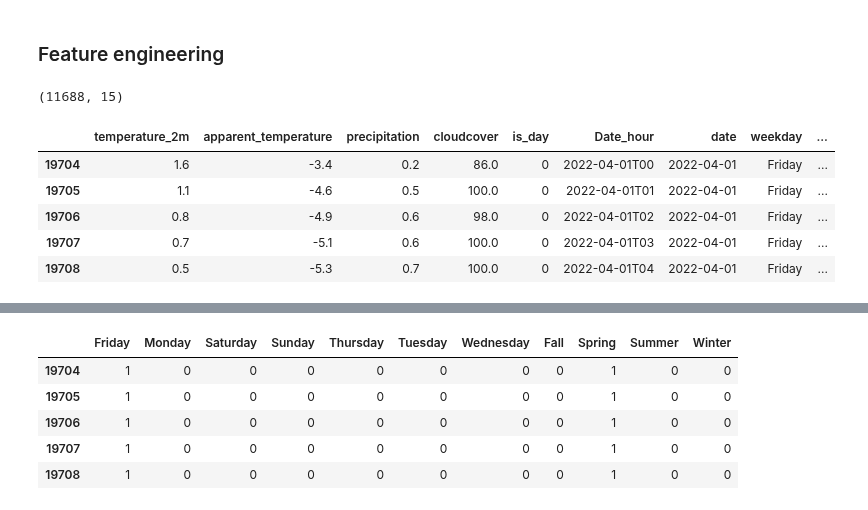
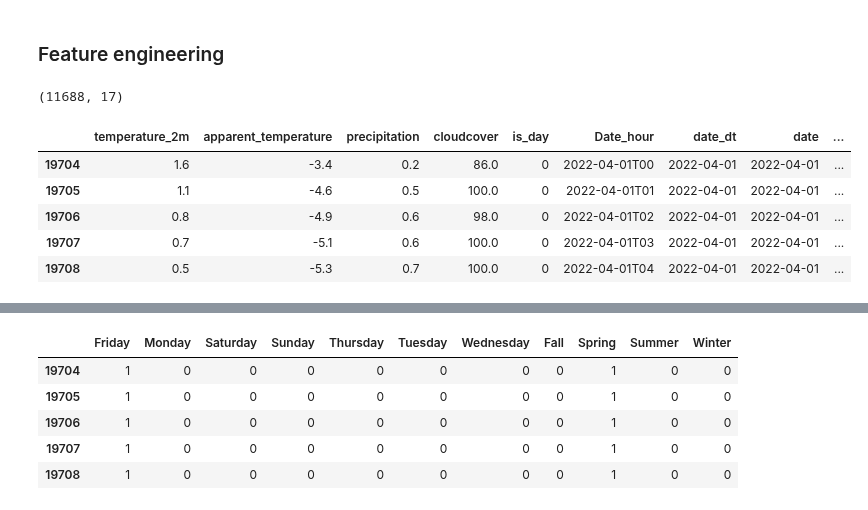
Before and after one commit to Lucmeister55/MLLS_Project1, a Jupyter notebook: project-1-starter-notebook.ipynb, the cells around one changed output, grey strips where cells are left out. Drawn from its saved outputs; the diff is of its cells as text; code cells hidden in the pictures.

```diff
--- a/project-1-starter-notebook.ipynb
+++ b/project-1-starter-notebook.ipynb
@@ -34,7 +34,9 @@ gaardeniersbrug_2023 = pd.read_csv("input/bicycle-counter-prediction/fietstelpaa
 bataviabrug_2022 = pd.read_csv("input/bicycle-counter-prediction/fietstelpaal-bataviabrug-2022-gent.csv", sep = ";")
 bataviabrug_2023 = pd.read_csv("input/bicycle-counter-prediction/fietstelpaal-bataviabrug-2023-gent.csv", sep = ";")
 # %%
-bicycle_data = pd.concat([bicycle_data_2021, bicycle_data_2022, bicycle_data_2023])
+coupurelinks = pd.concat([bicycle_data_2021, bicycle_data_2022, bicycle_data_2023])
+bicycle_data = coupurelinks.copy()
+coupurelinks = coupurelinks.rename(columns = {"Totaal": "Totaal_CL"})
 
 isabellakaai = pd.concat([isabellakaai_2022, isabellakaai_2023])
 isabellakaai = isabellakaai.rename(columns = {"Totaal": "Totaal_IK"})
@@ -83,3 +85,10 @@ print(bicycle_data.head())
 2        6.0
 3        4.0
 4        5.0
+# %%
+CL_yearshift = pd.to_datetime(bicycle_data["Datum"]) - pd.DateOffset(years=1)
+CL_monthshift = pd.to_datetime(bicycle_data["Datum"]) - pd.DateOffset(months=1)
+
+coupurelinks_lagged = coupurelinks[pd.to_datetime(coupurelinks['Datum']).isin(CL_yearshift)]
+print(coupurelinks_lagged.head())
+bicycle_data = pd.concat([bicycle_data, coupurelinks_lagged["Totaal_CL"].reset_index(drop=True)], axis = 1)
@@ -192,7 +215,10 @@ weather_data["Date_hour"] = weather_data["time"].str.split(':', expand = True)[0
 weather_data = weather_data.drop("time", axis = 1)
 weather_data = weather_data[(min(bicycle_data["Date_hour"]) <= weather_data['Date_hour']) & (weather_data['Date_hour'] <= max(test_rawdata["Date_hour"]))]
 date_time = pd.to_datetime(weather_data['Date_hour'])
-weather_data["date"] = date_time.dt.date
+print(date_time)
+weather_data["date_dt"] = date_time.dt.date
+weather_data["date"] = date_time.dt.strftime("%Y-%m-%d")
+weather_data["month_day"] = date_time.dt.strftime("%m-%d")
 
 print(weather_data.shape)
 print(min(weather_data["Date_hour"]))
@@ -213,31 +251,32 @@ weather_data.head()
 # %%
 import calendar
 feature_data = weather_data.copy()
 feature_data['weekday'] = date_time.dt.strftime('%A')
 feature_data['hour'] = date_time.dt.hour
-feature_data['hour_sin'] = np.sin(np.pi * feature_data['hour'] / 24)
+feature_data['hour_sin'] = np.sin(2 * np.pi * (feature_data['hour'] - 12) / 24)
+#feature_data['hour_cosin'] = np.cos(2 * np.pi * (feature_data['hour'] - 12) / 24)
 feature_data["month"] = date_time.dt.month
 feature_data['month_name'] = feature_data['month'].apply(lambda x: calendar.month_name[x])
 def get_season(date):
     month = date.month
     if 3 <= month <= 5:
         return 'Spring'
     elif 6 <= month <= 8:
         return 'Summer'
     elif 9 <= month <= 11:
         return 'Fall'
     else:
         return 'Winter'
-feature_data['season'] = feature_data['date'].apply(get_season)
+feature_data['season'] = feature_data['date_dt'].apply(get_season)
 feature_data['next_day'] = date_time + timedelta(days=1)
 feature_data['prev_day'] = date_time - timedelta(days=1)
 print(feature_data.shape)
 feature_data.head()
 # %% [output]
-(11688, 15)
+(11688, 17)
-|  | temperature_2m | apparent_temperature | precipitation | cloudcover | is_day | Date_hour | date | weekday | ... |
-| 19704 | 1.6 | -3.4 | 0.2 | 86.0 | 0 | 2022-04-01T00 | 2022-04-01 | Friday | ... |
-| 19705 | 1.1 | -4.6 | 0.5 | 100.0 | 0 | 2022-04-01T01 | 2022-04-01 | Friday | ... |
-| 19706 | 0.8 | -4.9 | 0.6 | 98.0 | 0 | 2022-04-01T02 | 2022-04-01 | Friday | ... |
-| 19707 | 0.7 | -5.1 | 0.6 | 100.0 | 0 | 2022-04-01T03 | 2022-04-01 | Friday | ... |
-| 19708 | 0.5 | -5.3 | 0.7 | 100.0 | 0 | 2022-04-01T04 | 2022-04-01 | Friday | ... |
+|  | temperature_2m | apparent_temperature | precipitation | cloudcover | is_day | Date_hour | date_dt | date | ... |
+| 19704 | 1.6 | -3.4 | 0.2 | 86.0 | 0 | 2022-04-01T00 | 2022-04-01 | 2022-04-01 | ... |
+| 19705 | 1.1 | -4.6 | 0.5 | 100.0 | 0 | 2022-04-01T01 | 2022-04-01 | 2022-04-01 | ... |
+| 19706 | 0.8 | -4.9 | 0.6 | 98.0 | 0 | 2022-04-01T02 | 2022-04-01 | 2022-04-01 | ... |
+| 19707 | 0.7 | -5.1 | 0.6 | 100.0 | 0 | 2022-04-01T03 | 2022-04-01 | 2022-04-01 | ... |
+| 19708 | 0.5 | -5.3 | 0.7 | 100.0 | 0 | 2022-04-01T04 | 2022-04-01 | 2022-04-01 | ... |
```
Also changed, not shown: parts of 7 cells of this notebook, 2 other files.
